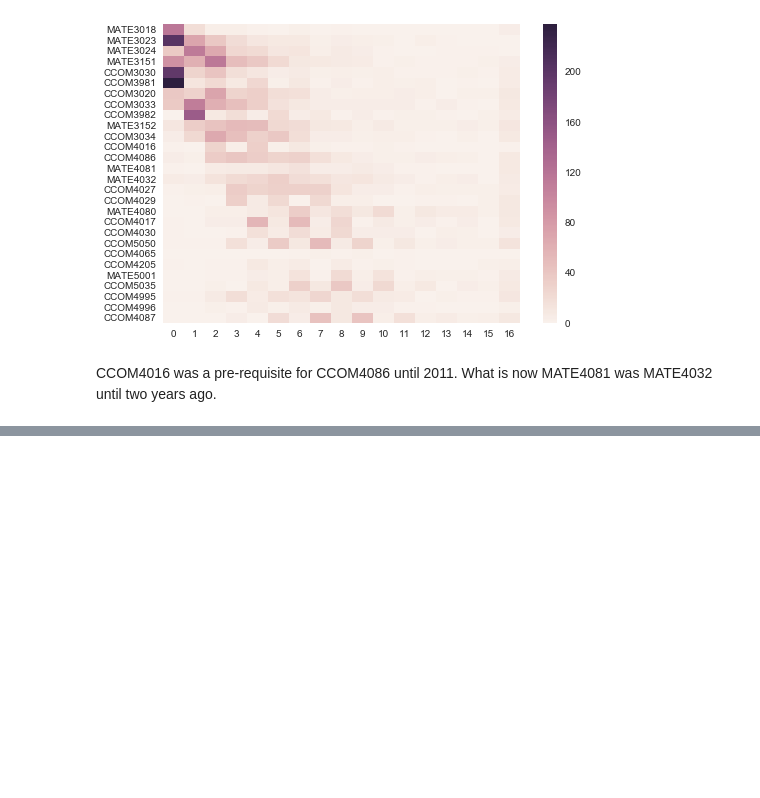
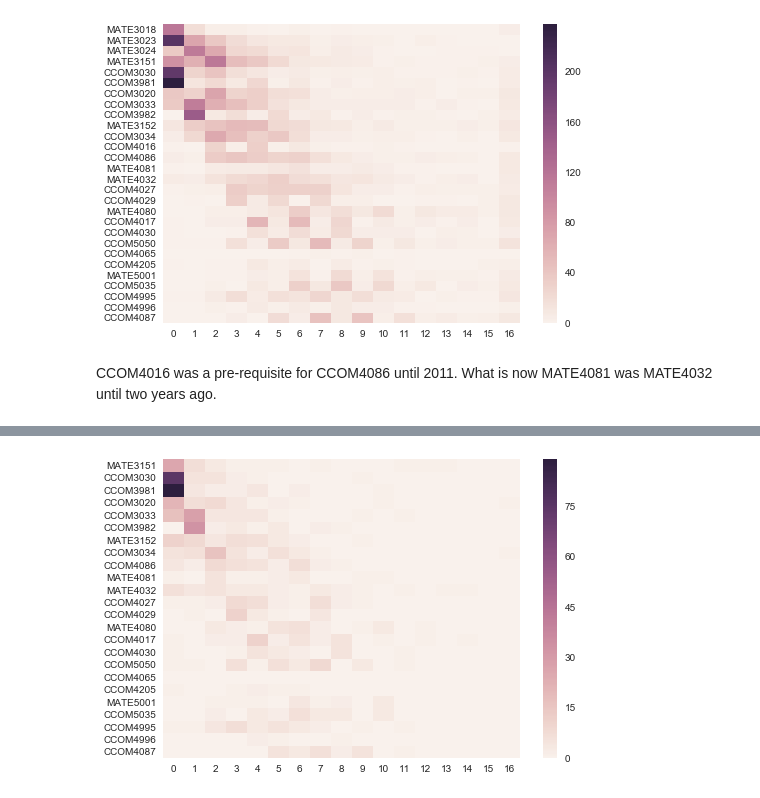
Before and after one commit to humberto-ortiz/stumap, a Jupyter notebook: stumap.ipynb, the cells around one changed output, grey strips where cells are left out. Cells and saved outputs as stored; diff of their text form; code cells hidden in the pictures; blank space fills up the shorter version.

```diff
--- a/stumap.ipynb
+++ b/stumap.ipynb
@@ -334,0 +351,2 @@ CCOM4016 was a pre-requisite for CCOM4086 until 2011. What is now MATE4081 was M
+# %%
+calc_stu = {k: v for k, v in sequences.items() if (not took(v, 'MATE3018') and not took(v, "MATE3024"))}
@@ -334,0 +361,4 @@ CCOM4016 was a pre-requisite for CCOM4086 until 2011. What is now MATE4081 was M
+# %%
+ax = sns.heatmap(heatmap(clean(calc_stu, prog2016[3:]), prog2016[3:]),cmap = None)
+# %% [output]
+[figure, added]
```
Also changed, not shown: parts of 13 cells of this notebook.
